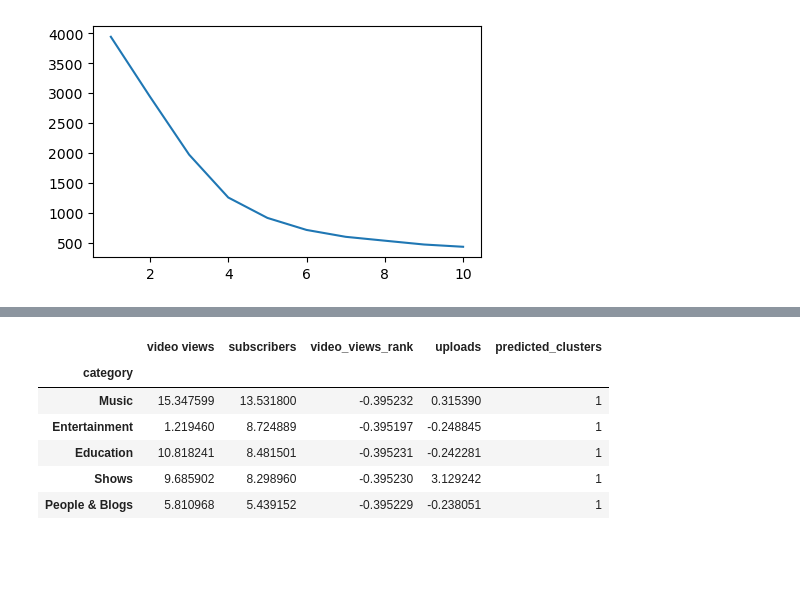
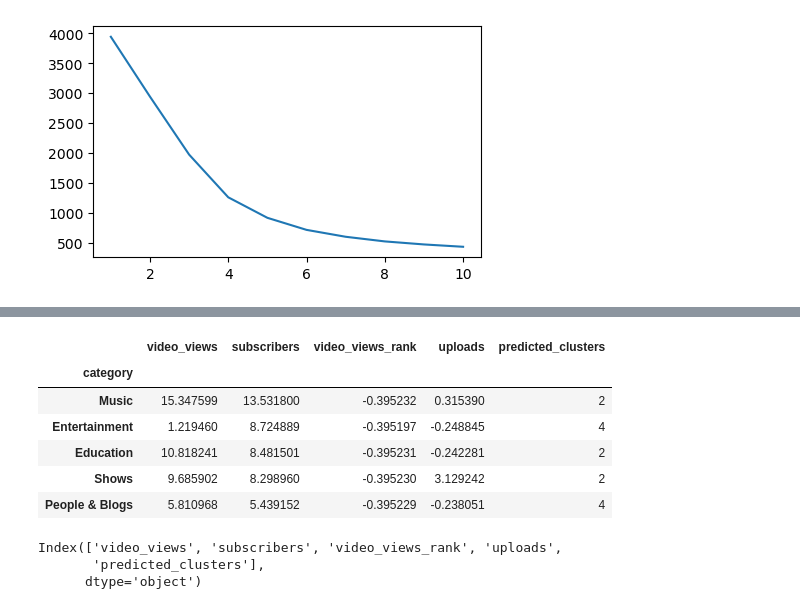
Before and after one commit to AlxDj04/Project-4, a Jupyter notebook: Project 4.ipynb, the cells around one changed output, grey strips where cells are left out. Saved outputs shown, nothing was run; the diff lists cells and outputs as text; code cells hidden in the pictures; blank space fills up the shorter version.

```diff
--- a/Project 4.ipynb
+++ b/Project 4.ipynb
@@ -52,0 +21,12 @@ df_category
+# %%
+conn = psycopg2.connect(
+        dbname="Youtuber_db",
+        user="postgres",
+        password=password_sql,
+        host="localhost",
+        port="5432"
+)
+# %%
+query = "SELECT video_views,category, subscribers, video_views_rank, uploads FROM Global_YouTube_Statistics;"
+df_category = pd.read_sql_query(query, conn)
+df_category
@@ -52,0 +49,3 @@ df_category
+# %%
+df_category.set_index('category', inplace=True)
+df_category
@@ -153,0 +148,16 @@ array([1, 1, 1, 1, 1, 1, 1, 1, 1, 1, 0, 2, 1, 2, 0, 0, 0, 1, 0, 0, 0, 0,
+# %%
+# KMean
+k_model_2 = KMeans(n_clusters=5, random_state=1)
+k_model_2.fit(scaled_data)
+k_predictions_2 = k_model_2.predict(scaled_data)
+# Birch
+birch_model_2 = Birch(n_clusters=5)
+birch_model_2.fit(scaled_data)
+birch_predictions = birch_model_2.predict(scaled_data)
+# DBSCAN
+dbscan_model_2 = DBSCAN(eps=2, min_samples=6)
+dbscan_predictions = dbscan_model_2.fit_predict(scaled_data)
+
+print('Kmeans Score: ', calinski_harabasz_score(scaled_data, k_predictions_2))
+print('Birch Score: ', calinski_harabasz_score(scaled_data, birch_predictions))
+print('DBSCAN Score: ', calinski_harabasz_score(scaled_data, dbscan_predictions))
@@ -164,15 +203,21 @@ K_pred_df.head()
 # %%
 scaled_data_2 = scaled_data.copy()
-scaled_data_2["predicted_clusters"] = k_predictions
+scaled_data_2["predicted_clusters"] = k_predictions_2
 scaled_data_2.head()
 # %% [output]
-|  | video views | subscribers | video_views_rank | uploads | predicted_clusters |
+|  | video_views | subscribers | video_views_rank | uploads | predicted_clusters |
 | category |  |  |  |  |  |
-| Music | 15.347599 | 13.531800 | -0.395232 | 0.315390 | 1 |
-| Entertainment | 1.219460 | 8.724889 | -0.395197 | -0.248845 | 1 |
-| Education | 10.818241 | 8.481501 | -0.395231 | -0.242281 | 1 |
-| Shows | 9.685902 | 8.298960 | -0.395230 | 3.129242 | 1 |
-| People & Blogs | 5.810968 | 5.439152 | -0.395229 | -0.238051 | 1 |
+| Music | 15.347599 | 13.531800 | -0.395232 | 0.315390 | 2 |
+| Entertainment | 1.219460 | 8.724889 | -0.395197 | -0.248845 | 4 |
+| Education | 10.818241 | 8.481501 | -0.395231 | -0.242281 | 2 |
+| Shows | 9.685902 | 8.298960 | -0.395230 | 3.129242 | 2 |
+| People & Blogs | 5.810968 | 5.439152 | -0.395229 | -0.238051 | 4 |
+# %%
+print(scaled_data_2.columns)
+# %% [output]
+Index(['video_views', 'subscribers', 'video_views_rank', 'uploads',
+       'predicted_clusters'],
+      dtype='object')
 # %%
 scatter_plot_orig_df = scaled_data_2.hvplot.scatter(
     x= "subscribers",
```
Also changed, not shown: parts of 27 cells of this notebook, 3 other files.
